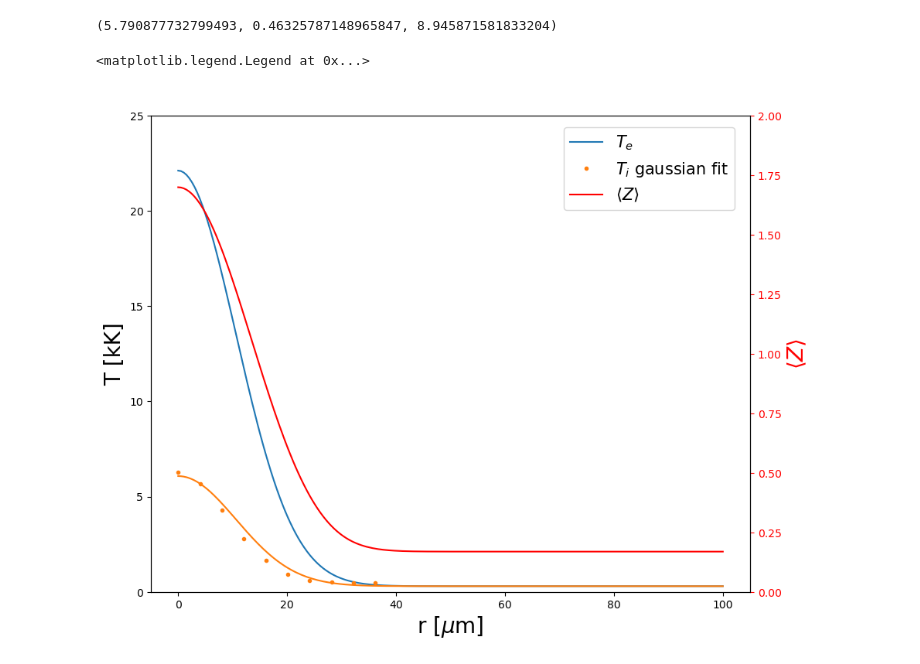
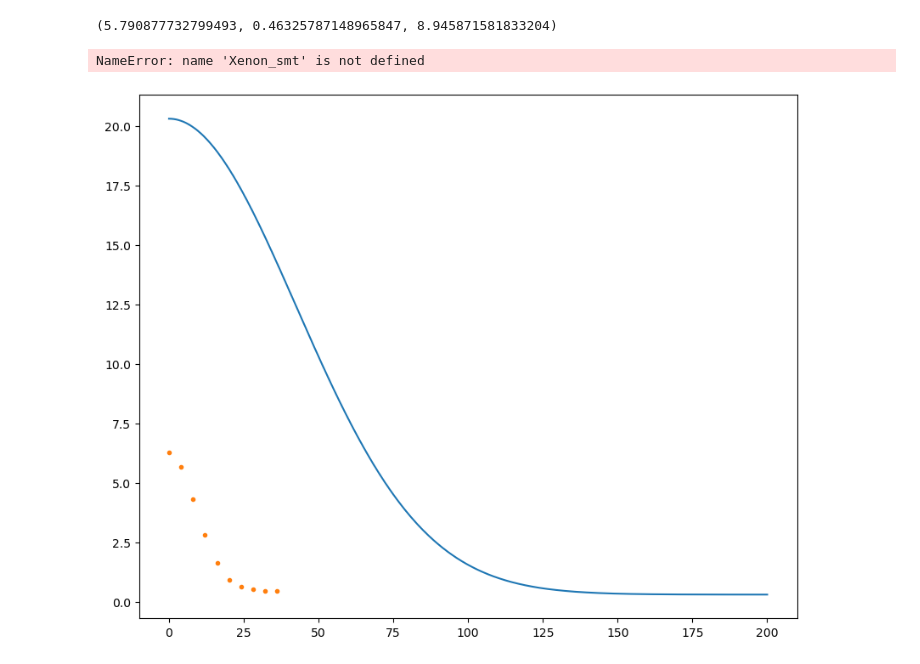
Before and after one commit to MurilloGroupMSU/Two-Temperature-Model, a Jupyter notebook: DIH Initial Conditions.ipynb, the cells around one changed output. Saved outputs shown, nothing was run; the diff lists cells and outputs as text; code cells hidden in the pictures.

```diff
--- a/DIH Initial Conditions.ipynb
+++ b/DIH Initial Conditions.ipynb
@@ -36,15 +36,14 @@ n0 = 1.25e20 *1e6
 
 dih_file = "/home/zach/plasma/TTM/data/Xe5bar_DIH_profile_data.txt"
 
+model_kwargs = {'gas_name':'Xenon', 'model':"SMT", 'ion_temperature_model':'MD','ion_temperature_file':dih_file,
+                'electron_temperature_model':'gaussian','Te_experiment_is_peak':True, 'super_gaussian_power':1}
 
 # Create Experimental layout and TTM solver
-Xenon_jt = Experiment(grid, n0, Z, A, Te_initial, Ti_initial, gaussian_FWHM, temperature_measurement_width,
-                      gas_name='Xenon', model = "JT", ion_temperature_model = 'MD',
-                      ion_temperature_file=dih_file, electron_temperature_model='gaussian',
-                      Te_experiment_is_peak=True, super_gaussian_power=2)
+Xenon = Experiment(grid, n0, Z, A, Te_initial, gaussian_FWHM, **model_kwargs)
 
-ttm_jt = HydroModel(Xenon_jt, model = "JT")
+ttm = HydroModel(Xenon, model = model_kwargs["model"], electron_model='fixed_Zbar')
 
 # Xenon_smt = Experiment(grid, n0, Zstar, A, Te_initial, Ti_initial,laser_width, gas_name='Xenon', model = "SMT",
 #                       ion_temperature_model = 'gaussian', ion_temperature_file = dih_file)
-# ttm_smt = TwoTemperatureModel(Xenon_smt, model = "SMT")
+# ttm = TwoTemperatureModel(Xenon_smt, model = "SMT")
@@ -147,35 +152,35 @@ T_peak_fit, T_room_fit, σ_fit
 # %%
 #Save Data for DIH MD
 
 fig, ax = plt.subplots(figsize=(10,8),facecolor='w')
 
 # ax.plot(data['r[m]']*1e6, data['Te[K]']*1e-3, '--.', label='Te')
-ax.plot(ttm_smt.grid.r*1e6, ttm_smt.Te*1e-3, label=r'$T_e$')
+ax.plot(ttm.grid.r*1e6, ttm.Te*1e-3, label=r'$T_e$')
 ax.plot(data['r[m]']*1e6, data['Tion[K]']*1e-3, '.', label=r'$T_i$ gaussian fit')
 rs = np.linspace(0,50)
 # ax.plot(rs, gaussian_Ti(rs, T_peak_fit, T_room_fit, σ_fit), color=colors[1])
 ax.plot(Xenon_smt.grid.r*1e6, Xenon_smt.Ti*1e-3, color=colors[1] )
 
 ax.set_ylabel('T [kK]',fontsize=20)
 
 ax.set_xlabel(r'r [$\mu$m]',fontsize=20)
 ax.set_ylim(0,25)
 # ax.yaxis.label.set_color(colors[0])
 # ax.tick_params(axis='y', colors=colors[0])
 
 
 
 ax2 = ax.twinx()
-ax2.plot(ttm_smt.grid.r*1e6, ttm_smt.Zbar, 'r-', label=r'$\langle Z \rangle $')
+ax2.plot(ttm.grid.r*1e6, ttm.Zbar, 'r-', label=r'$\langle Z \rangle $')
 ax2.set_ylabel(r'$\langle{Z}\rangle$',fontsize=20)
 ax2.yaxis.label.set_color('r')
 ax2.tick_params(axis='y', colors='r')
 
 ax2.set_ylim(0,2)
 fig.legend(loc=(0.65,0.78), fontsize=15)
 # %% [output]
-<matplotlib.legend.Legend at 0x...>
+NameError: name 'Xenon_smt' is not defined
-[figure, old version]
+[figure, new version]
 # %%
 #Save Data for DIH MD
 
```
Also changed, not shown: parts of 4 cells of this notebook, 7 other files.
